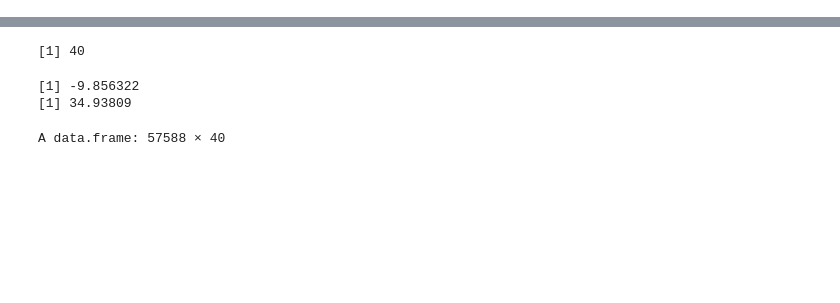
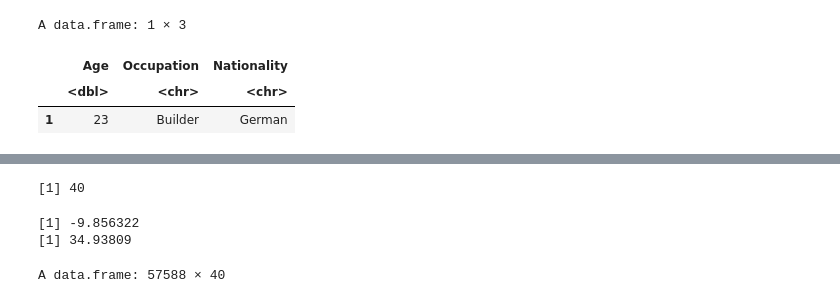
Before and after one commit to aguzga/STAT_FOUND, a Jupyter notebook: PROJECT.ipynb, the cells around one changed output, grey strips where cells are left out. Drawn from its saved outputs; the diff is of its cells as text; code cells hidden in the pictures; blank space fills up the shorter version.

```diff
--- a/PROJECT.ipynb
+++ b/PROJECT.ipynb
@@ -64 +113,8 @@ df <- df[df$latitude > x_down_left & df$latitude < x_up_right & df$longitude > y
+# %%
+df[which.min(Reduce(`+`,Map(stringdist,df, newdata,method='jaccard'))),]
+# %% [output]
+A data.frame: 1 × 3
+|  | Age | Occupation | Nationality |
+|  | <dbl> | <chr> | <chr> |
+| 1 | 23 | Builder | German |
 # %%
```
Also changed, not shown: parts of 14 cells of this notebook.
